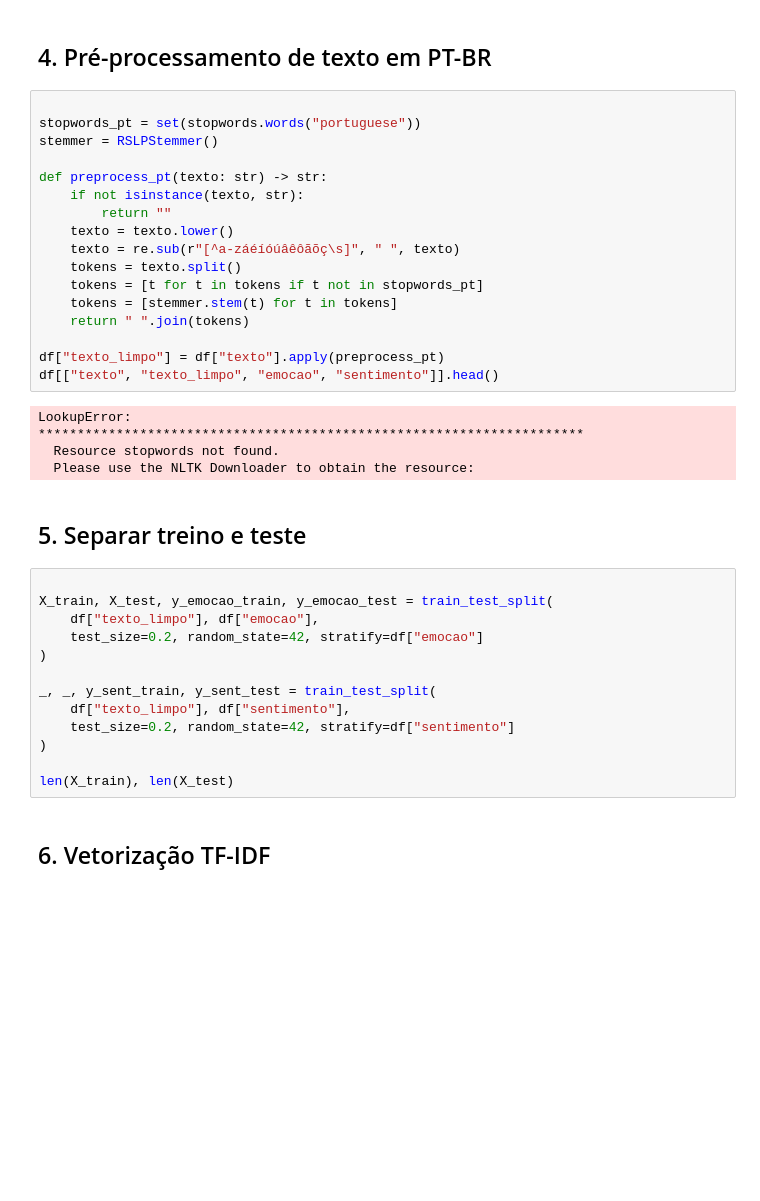
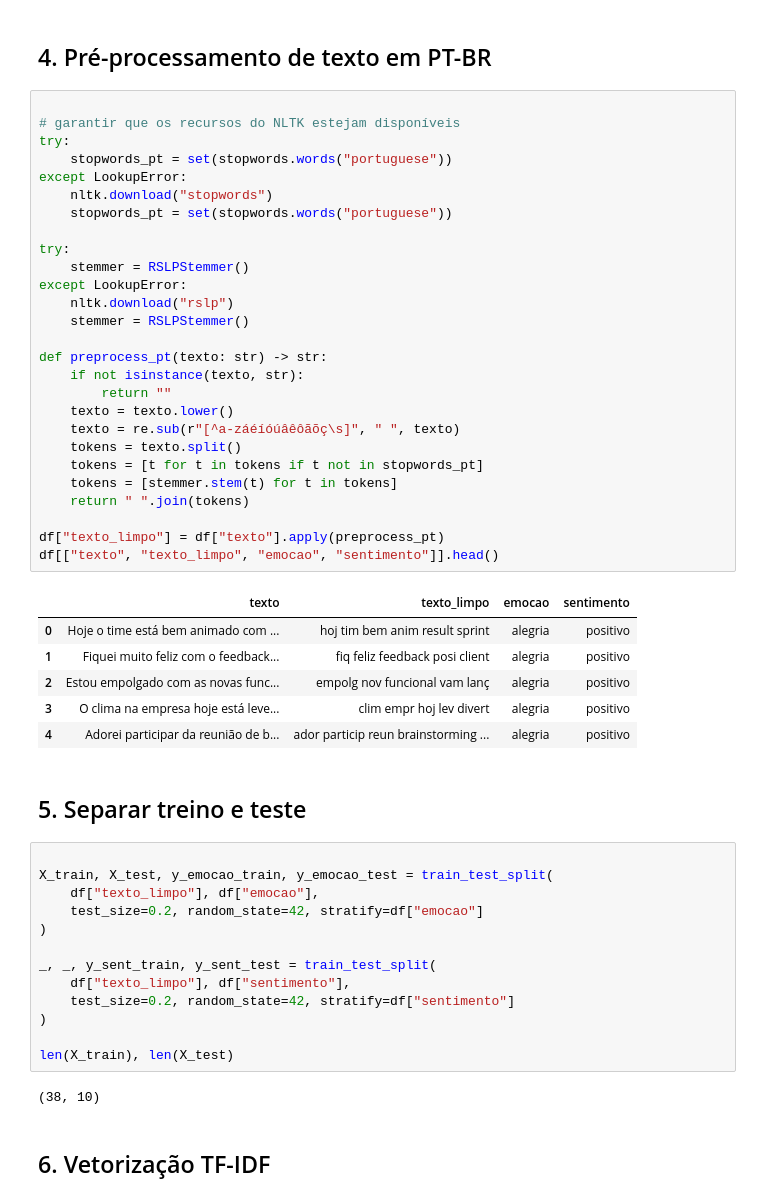
Before and after one commit to Tiagozguedes/Neuron-AI, a Jupyter notebook: neuron_emocoes_pt.ipynb, the cells around one changed output. Saved outputs shown, nothing was run; the diff lists cells and outputs as text; blank space fills up the shorter version.

```diff
--- a/neuron_emocoes_pt.ipynb
+++ b/neuron_emocoes_pt.ipynb
@@ -88,26 +88,38 @@ df.head()
 ## 4. Pré-processamento de texto em PT-BR
 # %%
 
-stopwords_pt = set(stopwords.words("portuguese"))
-stemmer = RSLPStemmer()
+# garantir que os recursos do NLTK estejam disponíveis
+try:
+    stopwords_pt = set(stopwords.words("portuguese"))
+except LookupError:
+    nltk.download("stopwords")
+    stopwords_pt = set(stopwords.words("portuguese"))
+
+try:
+    stemmer = RSLPStemmer()
+except LookupError:
+    nltk.download("rslp")
+    stemmer = RSLPStemmer()
 
 def preprocess_pt(texto: str) -> str:
     if not isinstance(texto, str):
         return ""
     texto = texto.lower()
     texto = re.sub(r"[^a-záéíóúâêôãõç\s]", " ", texto)
     tokens = texto.split()
     tokens = [t for t in tokens if t not in stopwords_pt]
     tokens = [stemmer.stem(t) for t in tokens]
     return " ".join(tokens)
 
 df["texto_limpo"] = df["texto"].apply(preprocess_pt)
 df[["texto", "texto_limpo", "emocao", "sentimento"]].head()
 # %% [output]
-LookupError:
-**********************************************************************
-  Resource stopwords not found.
-  Please use the NLTK Downloader to obtain the resource:
+|  | texto | texto_limpo | emocao | sentimento |
+| 0 | Hoje o time está bem animado com ... | hoj tim bem anim result sprint | alegria | positivo |
+| 1 | Fiquei muito feliz com o feedback... | fiq feliz feedback posi client | alegria | positivo |
+| 2 | Estou empolgado com as novas func... | empolg nov funcional vam lanç | alegria | positivo |
+| 3 | O clima na empresa hoje está leve... | clim empr hoj lev divert | alegria | positivo |
+| 4 | Adorei participar da reunião de b... | ador particip reun brainstorming ... | alegria | positivo |
 # %% [markdown]
 ## 5. Separar treino e teste
 # %%
@@ -123,6 +135,8 @@ _, _, y_sent_train, y_sent_test = train_test_split(
 )
 
 len(X_train), len(X_test)
+# %% [output]
+(38, 10)
 # %% [markdown]
 ## 6. Vetorização TF-IDF
 # %%
```
Also changed, not shown: parts of 6 cells of this notebook, 2 other files.
